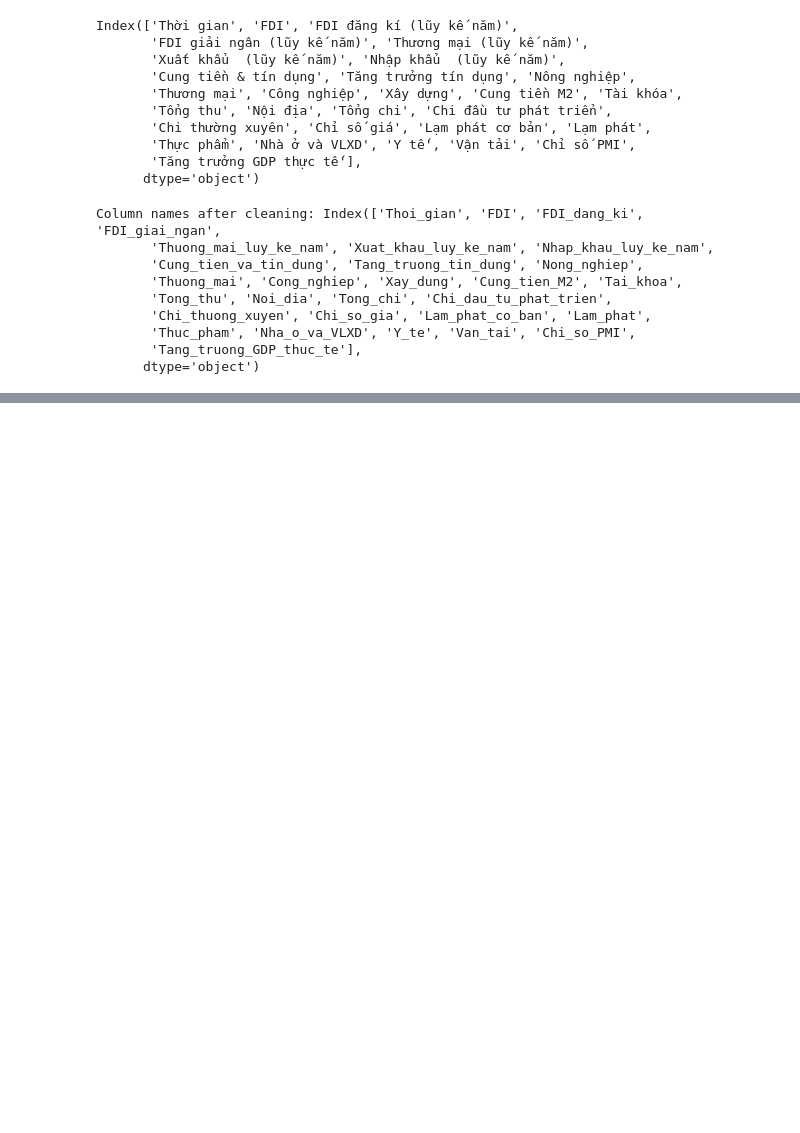
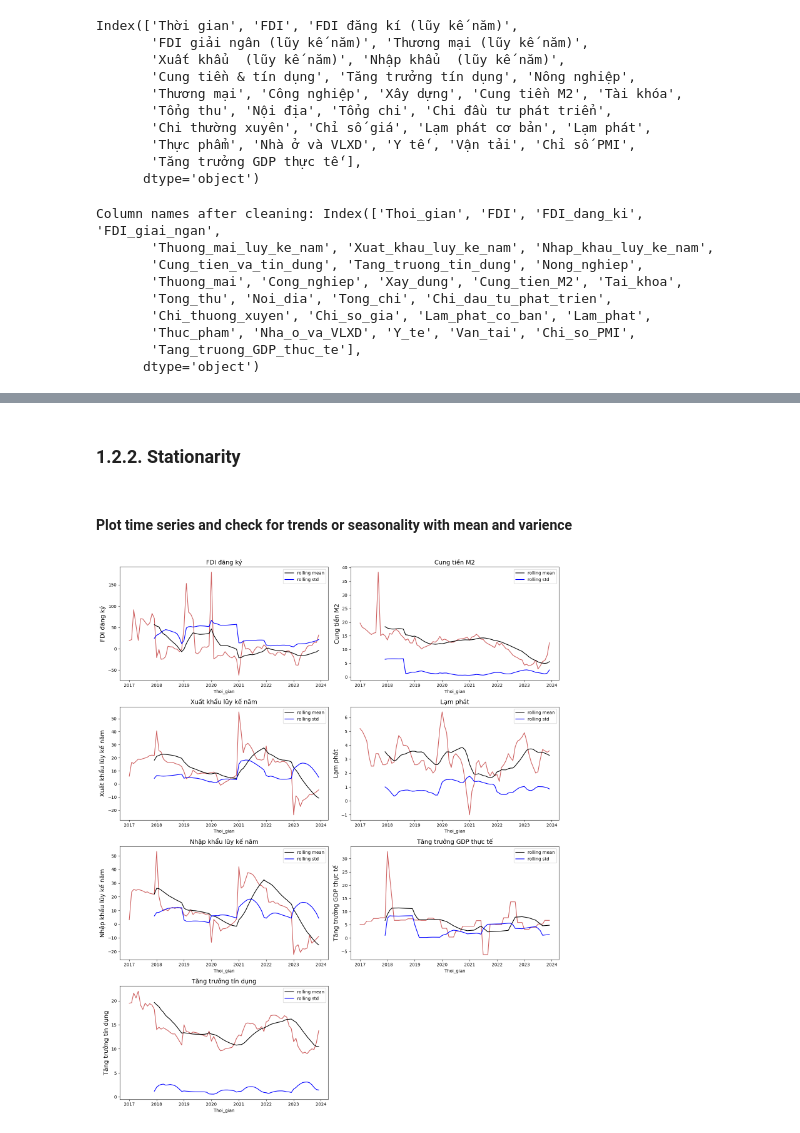
Before and after one commit to ngthtuyen9823/Viet-Nam-Macroeconomics-Analysis, a Jupyter notebook: vietnam_macro_economic_by_month copy.ipynb, the cells around one changed output, grey strips where cells are left out. Drawn from its saved outputs; the diff is of its cells as text; code cells hidden in the pictures; blank space fills up the shorter version.

```diff
--- a/vietnam_macro_economic_by_month copy.ipynb
+++ b/vietnam_macro_economic_by_month copy.ipynb
@@ -366,13 +79,0 @@ plt.show()
-# %%
-shifted_cols = [ 'Tang_truong_GDP_thuc_te',
-                'Lam_phat',
-                'Tang_truong_tin_dung']
-corrmat = df[shifted_cols].corr()
-
-# Vẽ biểu đồ heatmap
-sns.heatmap(corrmat, annot=True, vmin=-1, vmax=1, cmap='coolwarm_r', ax=ax)
-ax.set_title('Correlation Matrix of Shifted Features', fontsize=16)
-
-
-plt.tight_layout()
-plt.show()
@@ -418,8 +79,0 @@ Thoi_gian
-# %%
-from sklearn.model_selection import TimeSeriesSplit
-
-N_SPLITS = 3
-
-y = df.Tang_truong_GDP_thuc_te
-
-folds = TimeSeriesSplit(n_splits=N_SPLITS)
@@ -591,0 +152,29 @@ Forecast for the next 12 months:
+# %% [markdown]
+### 1.2.2. Stationarity
+# %% [markdown]
+#### Plot time series and check for trends or seasonality with mean and varience
+# %%
+def plot_time_series(ax, x, y, rolling_window, title, ylabel, color='indianred'):
+    sns.lineplot(x=x, y=y, ax=ax, color=color)
+    sns.lineplot(x=x, y=y.rolling(rolling_window).mean(), ax=ax, color='black', label='rolling mean')
+    sns.lineplot(x=x, y=y.rolling(rolling_window).std(), ax=ax, color='blue', label='rolling std')
+    ax.set_title(title, fontsize=14)
+    ax.set_ylabel(ylabel, fontsize=14)
+
+rolling_window = 12  # Đặt giá trị phù hợp với dữ liệu (12 tháng = 1 năm)
+f, ax = plt.subplots(nrows=4, ncols=2, figsize=(15, 18))
+
+plot_time_series(ax[0, 0], data.index, data.FDI_dang_ki, rolling_window, 'FDI đăng ký', 'FDI đăng ký')
+plot_time_series(ax[1, 0], data.index, data.Xuat_khau_luy_ke_nam, rolling_window, 'Xuất khẩu lũy kế năm', 'Xuất khẩu lũy kế năm')
+plot_time_series(ax[2, 0], data.index, data.Nhap_khau_luy_ke_nam, rolling_window, 'Nhập khẩu lũy kế năm', 'Nhập khẩu lũy kế năm')
+plot_time_series(ax[3, 0], data.index, data.Tang_truong_tin_dung, rolling_window, 'Tăng trưởng tín dụng', 'Tăng trưởng tín dụng')
+plot_time_series(ax[0, 1], data.index, data.Cung_tien_M2, rolling_window, 'Cung tiền M2', 'Cung tiền M2')
+plot_time_series(ax[1, 1], data.index, data.Lam_phat, rolling_window, 'Lạm phát', 'Lạm phát')
+plot_time_series(ax[2, 1], data.index, data.Tang_truong_GDP_thuc_te, rolling_window, 'Tăng trưởng GDP thực tế', 'Tăng trưởng GDP thực tế')
+
+f.delaxes(ax[3, 1])  # Remove empty plot if exists
+
+plt.tight_layout()
+plt.show()
+# %% [output]
+[figure, added]
```
Also changed, not shown: parts of 80 cells of this notebook.
